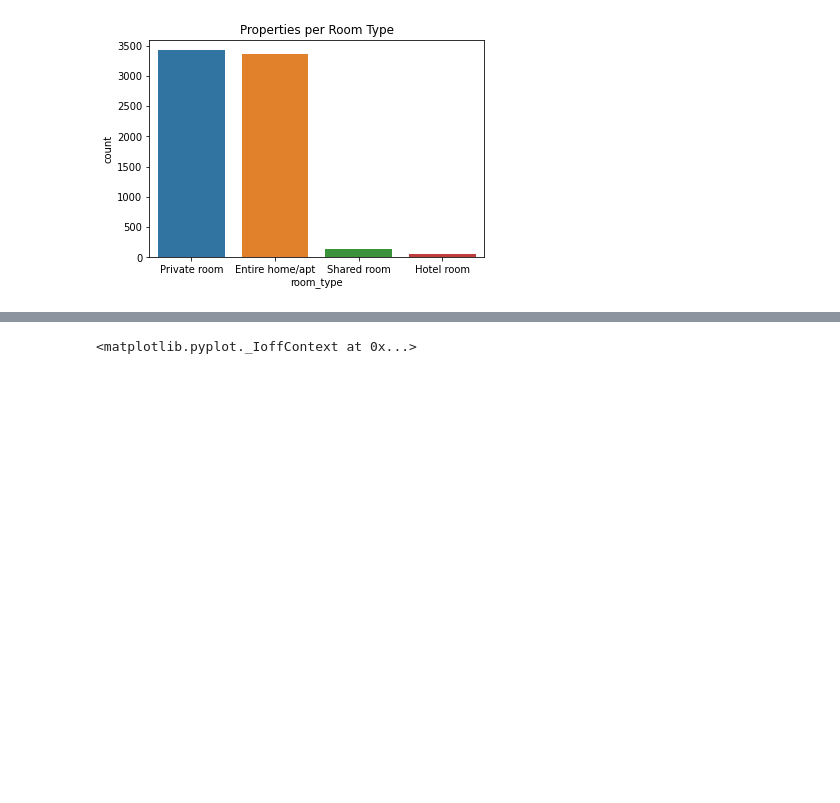
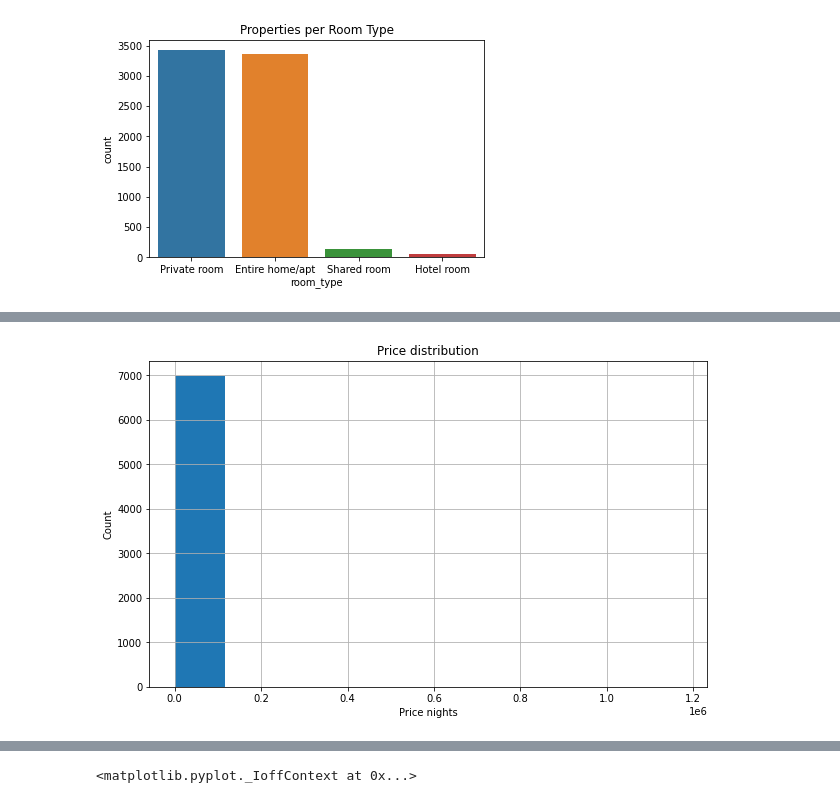
Before and after one commit to malouisek/finalyearproject, a Jupyter notebook: short_term_rental_final .ipynb, the cells around one changed output, grey strips where cells are left out. Saved outputs shown, nothing was run; the diff lists cells and outputs as text; code cells hidden in the pictures; blank space fills up the shorter version.

```diff
--- a/short_term_rental_final .ipynb
+++ b/short_term_rental_final .ipynb
@@ -173,3 +137,12 @@ plt.ioff()
+# %%
+# price distribution
+plt.figure(figsize=(10,6))
+listing.price.hist();
+plt.title('Price distribution');
+plt.xlabel('Price nights');
+plt.ylabel('Count');
+# %% [output]
+[figure, added]
 # %%
 plt.figure(figsize=(20,10))
 title = 'Correlation matrix of numerical variables'
```
Also changed, not shown: parts of 23 cells of this notebook.
